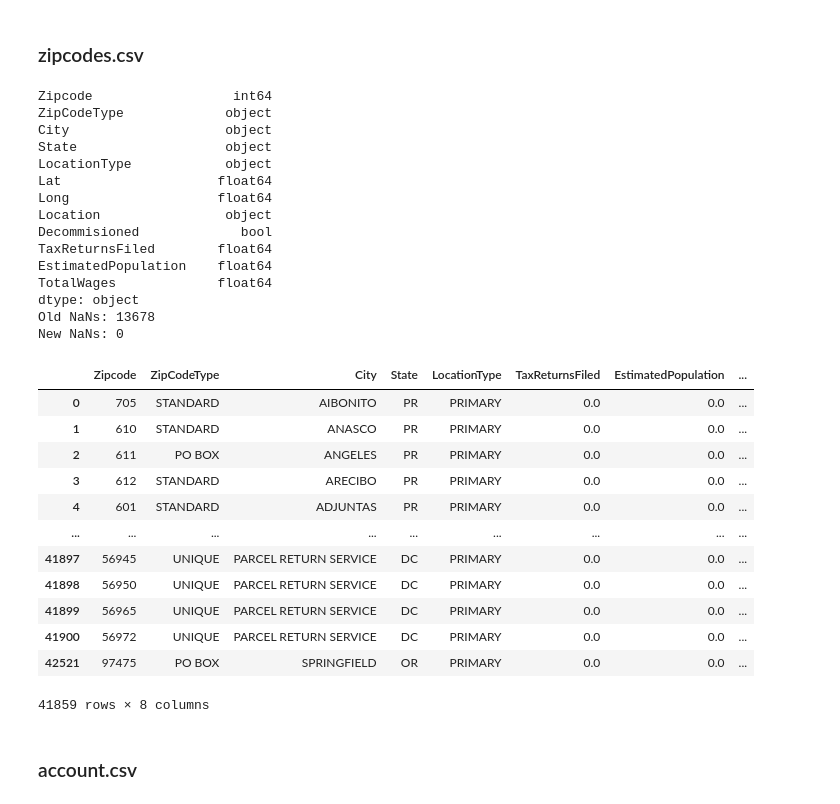
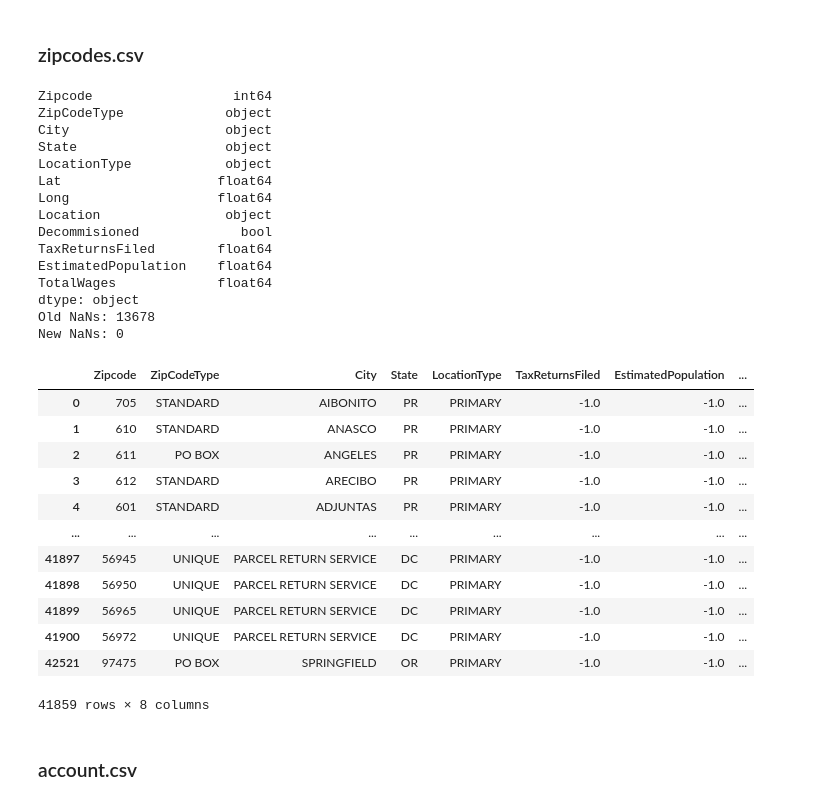
Before and after one commit to YKH2020/kaggle_competition, a Jupyter notebook: kaggle.ipynb, the cells around one changed output. Cells and saved outputs as stored; diff of their text form; code cells hidden in the pictures.

Commit message:
Completed all preprocessing of dataframes

```diff
--- a/kaggle.ipynb
+++ b/kaggle.ipynb
@@ -121,44 +121,44 @@ NaNs: 3
 # %%
 print(zip_df.dtypes)
 
 nan_count = (zip_df.isna().sum(axis=1) > 0).sum()
 print(f"Old NaNs: {nan_count}")
 
 zip_df_clean = zip_df[zip_df['Decommisioned'] == False]
 zip_df_clean = zip_df_clean.drop(columns=['Lat', 'Long', 'Location', 'Decommisioned'])
-zip_df_clean.fillna(0, inplace=True)
+zip_df_clean.fillna(-1.0, inplace=True)
 
 nan_count = (zip_df_clean.isna().sum(axis=1) > 0).sum()
 print(f"New NaNs: {nan_count}")
 zip_df_clean
 # %% [output]
 Zipcode                  int64
 ZipCodeType             object
 City                    object
 State                   object
 LocationType            object
 Lat                    float64
 Long                   float64
 Location                object
 Decommisioned             bool
 TaxReturnsFiled        float64
 EstimatedPopulation    float64
 TotalWages             float64
 dtype: object
 Old NaNs: 13678
 New NaNs: 0
 |  | Zipcode | ZipCodeType | City | State | LocationType | TaxReturnsFiled | EstimatedPopulation | ... |
-| 0 | 705 | STANDARD | AIBONITO | PR | PRIMARY | 0.0 | 0.0 | ... |
-| 1 | 610 | STANDARD | ANASCO | PR | PRIMARY | 0.0 | 0.0 | ... |
-| 2 | 611 | PO BOX | ANGELES | PR | PRIMARY | 0.0 | 0.0 | ... |
-| 3 | 612 | STANDARD | ARECIBO | PR | PRIMARY | 0.0 | 0.0 | ... |
-| 4 | 601 | STANDARD | ADJUNTAS | PR | PRIMARY | 0.0 | 0.0 | ... |
+| 0 | 705 | STANDARD | AIBONITO | PR | PRIMARY | -1.0 | -1.0 | ... |
+| 1 | 610 | STANDARD | ANASCO | PR | PRIMARY | -1.0 | -1.0 | ... |
+| 2 | 611 | PO BOX | ANGELES | PR | PRIMARY | -1.0 | -1.0 | ... |
+| 3 | 612 | STANDARD | ARECIBO | PR | PRIMARY | -1.0 | -1.0 | ... |
+| 4 | 601 | STANDARD | ADJUNTAS | PR | PRIMARY | -1.0 | -1.0 | ... |
 | ... | ... | ... | ... | ... | ... | ... | ... | ... |
-| 41897 | 56945 | UNIQUE | PARCEL RETURN SERVICE | DC | PRIMARY | 0.0 | 0.0 | ... |
-| 41898 | 56950 | UNIQUE | PARCEL RETURN SERVICE | DC | PRIMARY | 0.0 | 0.0 | ... |
-| 41899 | 56965 | UNIQUE | PARCEL RETURN SERVICE | DC | PRIMARY | 0.0 | 0.0 | ... |
-| 41900 | 56972 | UNIQUE | PARCEL RETURN SERVICE | DC | PRIMARY | 0.0 | 0.0 | ... |
-| 42521 | 97475 | PO BOX | SPRINGFIELD | OR | PRIMARY | 0.0 | 0.0 | ... |
+| 41897 | 56945 | UNIQUE | PARCEL RETURN SERVICE | DC | PRIMARY | -1.0 | -1.0 | ... |
+| 41898 | 56950 | UNIQUE | PARCEL RETURN SERVICE | DC | PRIMARY | -1.0 | -1.0 | ... |
+| 41899 | 56965 | UNIQUE | PARCEL RETURN SERVICE | DC | PRIMARY | -1.0 | -1.0 | ... |
+| 41900 | 56972 | UNIQUE | PARCEL RETURN SERVICE | DC | PRIMARY | -1.0 | -1.0 | ... |
+| 42521 | 97475 | PO BOX | SPRINGFIELD | OR | PRIMARY | -1.0 | -1.0 | ... |
 41859 rows × 8 columns
 # %% [markdown]
 ### account.csv
```
Also changed, not shown: parts of 7 cells of this notebook.
